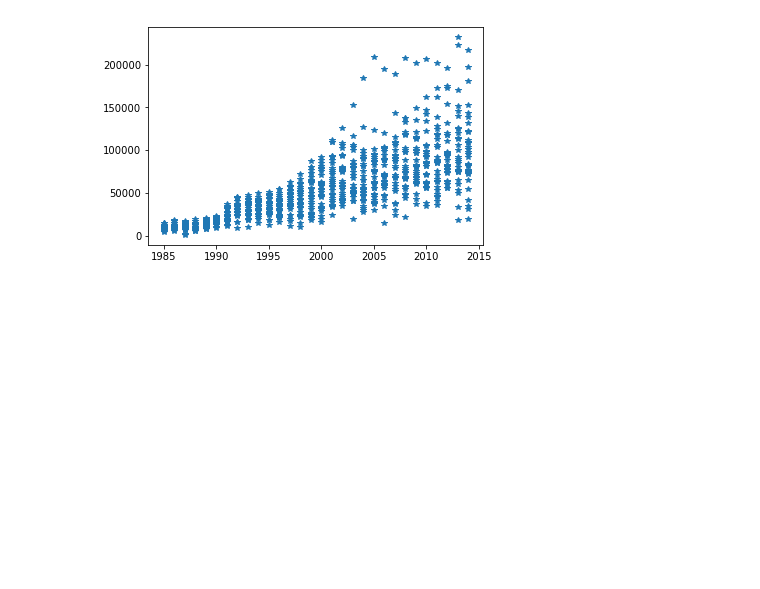
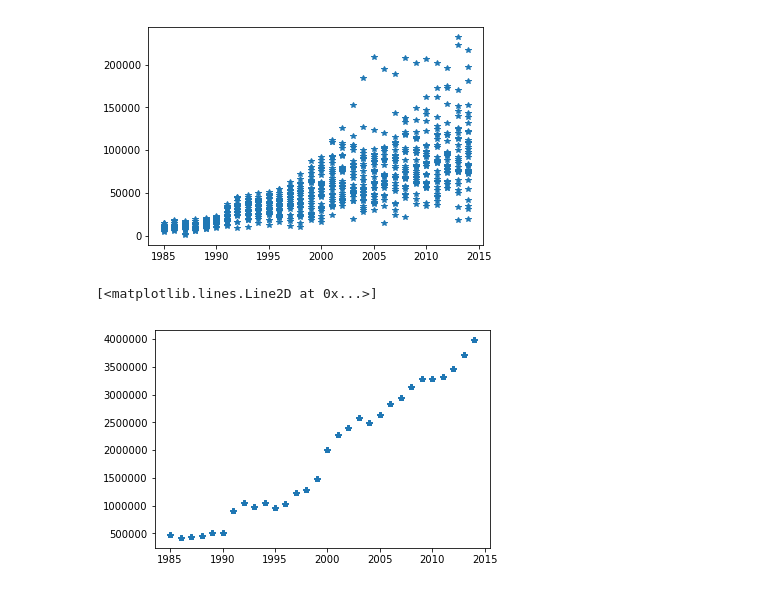
Before and after one commit to mhipona/cmsc320-mhipona, a Jupyter notebook: project2/project2.ipynb, the cells around one changed output. Cells and saved outputs as stored; diff of their text form; code cells hidden in the pictures; blank space fills up the shorter version.

```diff
--- a/project2/project2.ipynb
+++ b/project2/project2.ipynb
@@ -44,3 +53,10 @@ plt.plot(result['yearID'], result['total_payroll_by_thousand'], '*')
 # %% [output]
 [<matplotlib.lines.Line2D at 0x...>]
 [figure]
+# %%
+## Problem 3
+result.sort_values("salary_mean", ascending=True)
+plt.plot(result['yearID'],result['salary_mean'],'*')
+# %% [output]
+[<matplotlib.lines.Line2D at 0x...>]
+[figure, added]
```
Also changed, not shown: parts of 8 cells of this notebook.
